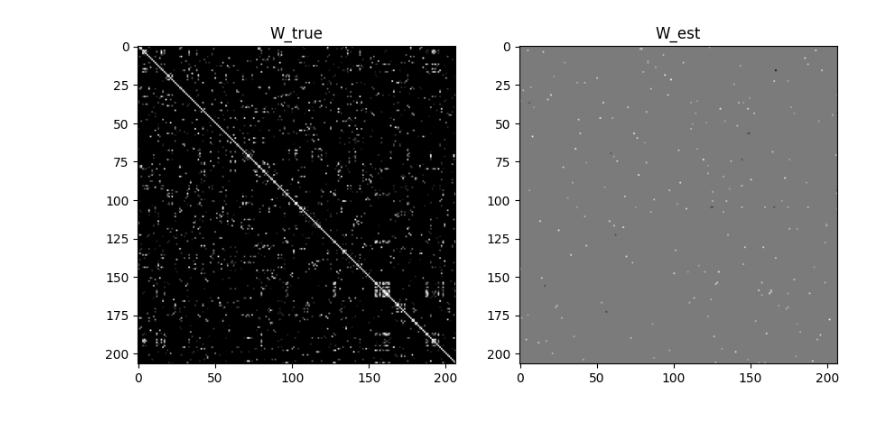
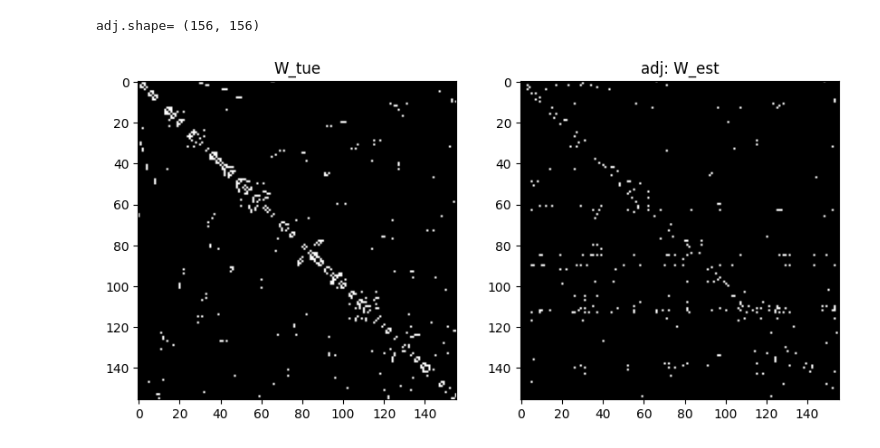
Before and after one commit to mamintoosi-papers-codes/TGCN-Dagma, a Jupyter notebook: est_adj_dagma.ipynb, the cells around one changed output. Cells and saved outputs as stored; diff of their text form; code cells hidden in the pictures.

```diff
--- a/est_adj_dagma.ipynb
+++ b/est_adj_dagma.ipynb
@@ -15,9 +15,13 @@ from sklearn.metrics import mean_squared_error,mean_absolute_error
 #import matplotlib.pyplot as plt
 import time
 
+from dagma import utils
+from dagma.linear import DagmaLinear
+from dagma.nonlinear import DagmaMLP, DagmaNonlinear
+
 time_start = time.time()
 ###### Settings ######
-data_name = 'los'#'sz' #'los'
+data_name = 'sz' # 'los'#'los'
 
 ###### load data ######
 if data_name == 'sz':
@@ -27,7 +31,6 @@ if data_name == 'sz':
 if data_name == 'los':
     data, adj = load_los_data('los')
 
-
 time_len = data.shape[0]
 num_nodes = data.shape[1]
 data1 =np.mat(data,dtype=np.float32)
@@ -80,5 +71,0 @@ from dagma.nonlinear import DagmaMLP, DagmaNonlinear
-# %%
-%%time
-model = DagmaLinear(loss_type='l2') # create a linear model with least squares loss
-W_est = model.fit(X, lambda1=0.02) # fit the model with L1 reg. (coeff. 0.02)
-print(W_est.shape)
@@ -89,4 +71,0 @@ Wall time: 2min 36s
-# %%
-W_true = adj
-acc = utils.count_accuracy(W_true, W_est != 0) # compute metrics of estimated adjacency matrix W_est with ground-truth
-print(acc)
@@ -102,12 +111,27 @@ W_est_img = W_est_normalized.astype(np.uint8)
+# %%
+adj_all = np.zeros(W_est_all.shape, dtype=int)
+# Update values in adj based on the condition
+adj_all[W_est_all > 0] = 1
+adj = np.any(adj_all, axis=2)
+print('adj.shape=', adj.shape)
+W_est_file_name = f"est_adj/W_est_{data_name}_pre_len{pre_len}.npy"
+np.save(W_est_file_name, W_est_all)
+# %% [output]
+adj.shape= (156, 156)
 # %%
+# W_true_normalized = (W_true - np.min(W_true)) / (np.max(W_true) - np.min(W_true)) * 255
+# plt.imshow(W_true.astype(np.uint8), cmap='gray')
+# plt.title(f'W True')
+# plt.show()
+
 fig, axs = plt.subplots(1, 2, figsize=(10, 5))
 
-axs[0].imshow(adj, cmap='gray')
-axs[0].set_title('W_true')
+axs[0].imshow(W_true.astype(np.uint8), cmap='gray')
+axs[0].set_title('W_tue')
 
-axs[1].imshow(W_est_img, cmap='gray')
-axs[1].set_title('W_est')
+axs[1].imshow(adj, cmap='gray')
+axs[1].set_title('adj: W_est')
 
 plt.show()
 # %% [output]
-[figure, old version]
+[figure, new version]
```
Also changed, not shown: parts of 17 cells of this notebook, 10 other files.
